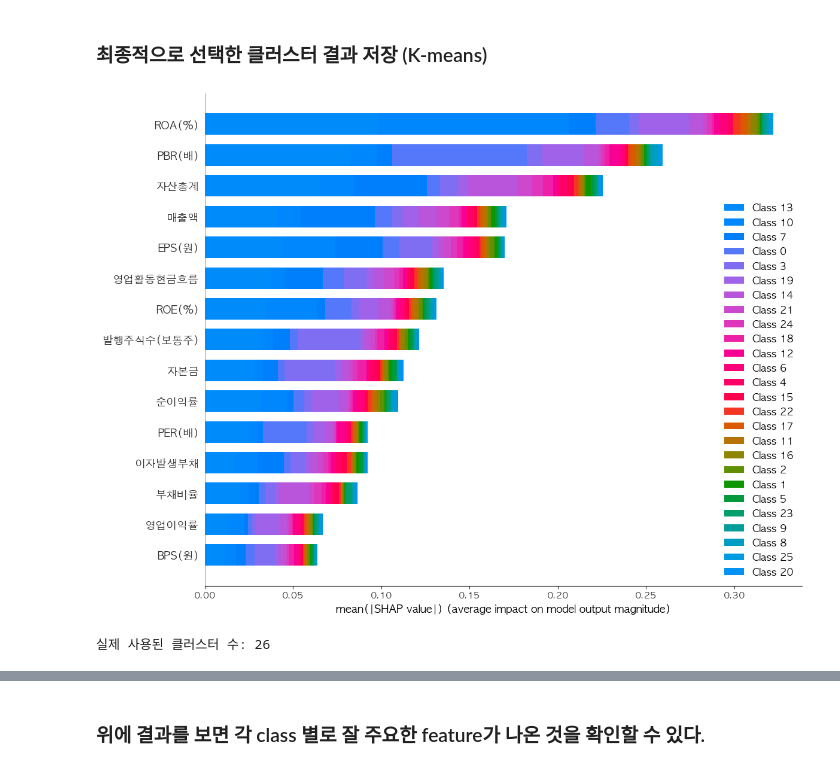
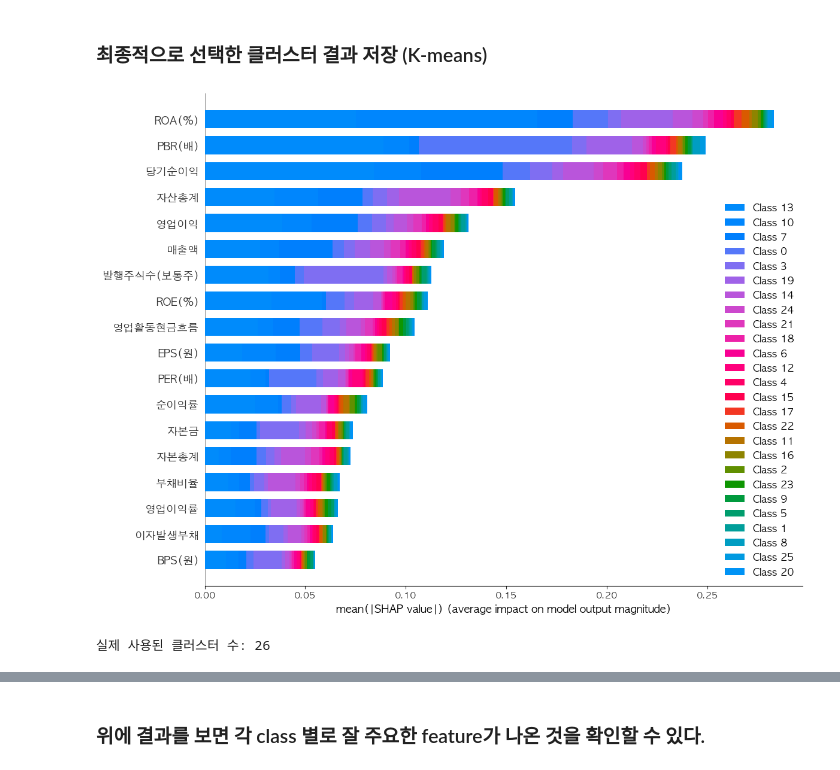
Before and after one commit to susungpark/SW-Capstone-Design, a Jupyter notebook: code/clustering_portfolio.ipynb, the cells around one changed output, grey strips where cells are left out. Saved outputs shown, nothing was run; the diff lists cells and outputs as text; code cells hidden in the pictures.

```diff
--- a/code/clustering_portfolio.ipynb
+++ b/code/clustering_portfolio.ipynb
@@ -137,10 +119,10 @@ vif_data.sort_values("VIF", ascending=False)
 # %%
-# 'const' 제외하고 VIF ≤ 10 인 피처만 선택
-vif_threshold = 10
-valid_features = vif_data[(vif_data["Feature"] != "const") & (vif_data["VIF"] <= vif_threshold)]["Feature"]
+# # 'const' 제외하고 VIF ≤ 10 인 피처만 선택
+# vif_threshold = 10
+# valid_features = vif_data[(vif_data["Feature"] != "const") & (vif_data["VIF"] <= vif_threshold)]["Feature"]
 
-# 해당 피처들만 남긴 새로운 DataFrame 생성
-X_scaled_df_2020_2022 = X_scaled_df_2020_2022[valid_features]
+# # 해당 피처들만 남긴 새로운 DataFrame 생성
+# X_scaled_df_2020_2022 = X_scaled_df_2020_2022[valid_features]
 # %%
 # 결과 저장
 k_range = range(3, 31)
@@ -254,38 +236,38 @@ Best K for Spectral Clustering (lowest DBI): 26 -> DBI = 1.4014
 # %%
 best_method = min(dbi_dict, key=lambda k: dbi_dict[k][1])
 best_k_method = dbi_dict[best_method][0]
 best_dbi_value = dbi_dict[best_method][1]
 
 
 if best_method == 'KMeans':
-    final_labels = labels_kmeans_all[best_k_method]
+    final_labels_2020_2022 = labels_kmeans_all[best_k_method]
 elif best_method == 'GMM':
-    final_labels = labels_gmm_all[best_k_method]
+    final_labels_2020_2022 = labels_gmm_all[best_k_method]
 elif best_method == 'Spectral':
-    final_labels = labels_spectral_all[best_k_method]
+    final_labels_2020_2022 = labels_spectral_all[best_k_method]
 
 
 # 데이터에 라벨 부착
-df_2020_2022['Cluster'] = final_labels
+df_2020_2022['Cluster'] = final_labels_2020_2022
 
 # ✅ RandomForest 학습
 clf = RandomForestClassifier(n_estimators=100, random_state=42)
-clf.fit(X_scaled_df_2020_2022, final_labels)
+clf.fit(X_scaled_df_2020_2022, final_labels_2020_2022)
 
 # ✅ SHAP 분석
 explainer = shap.TreeExplainer(clf)
 shap_values_2020_2022 = explainer.shap_values(X_scaled_df_2020_2022)
 
 # ✅ summary plot
 shap.summary_plot(shap_values_2020_2022, X_scaled_df_2020_2022, plot_type="bar", show=False)
 plt.gcf().set_size_inches(12, 9)
 plt.tight_layout()
 plt.show()
 
 # ✅ 확인: 실제 클러스터 수
-print("실제 사용된 클러스터 수:", len(np.unique(final_labels)))
+print("실제 사용된 클러스터 수:", len(np.unique(final_labels_2020_2022)))
 # %% [output]
-[figure, old version]
+[figure, new version]
 실제 사용된 클러스터 수: 26
 # %%
 # 클러스터별 SHAP 값의 평균 구하기
```
Also changed, not shown: parts of 37 cells of this notebook.
